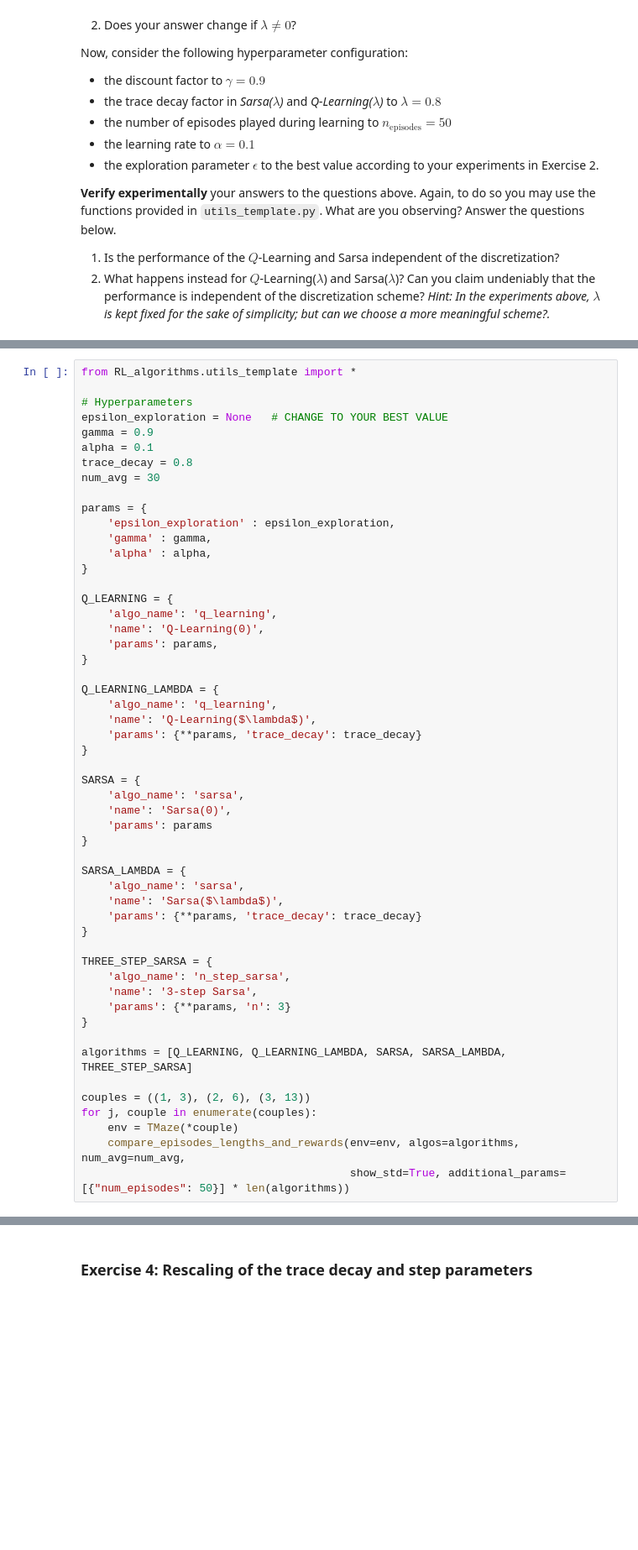
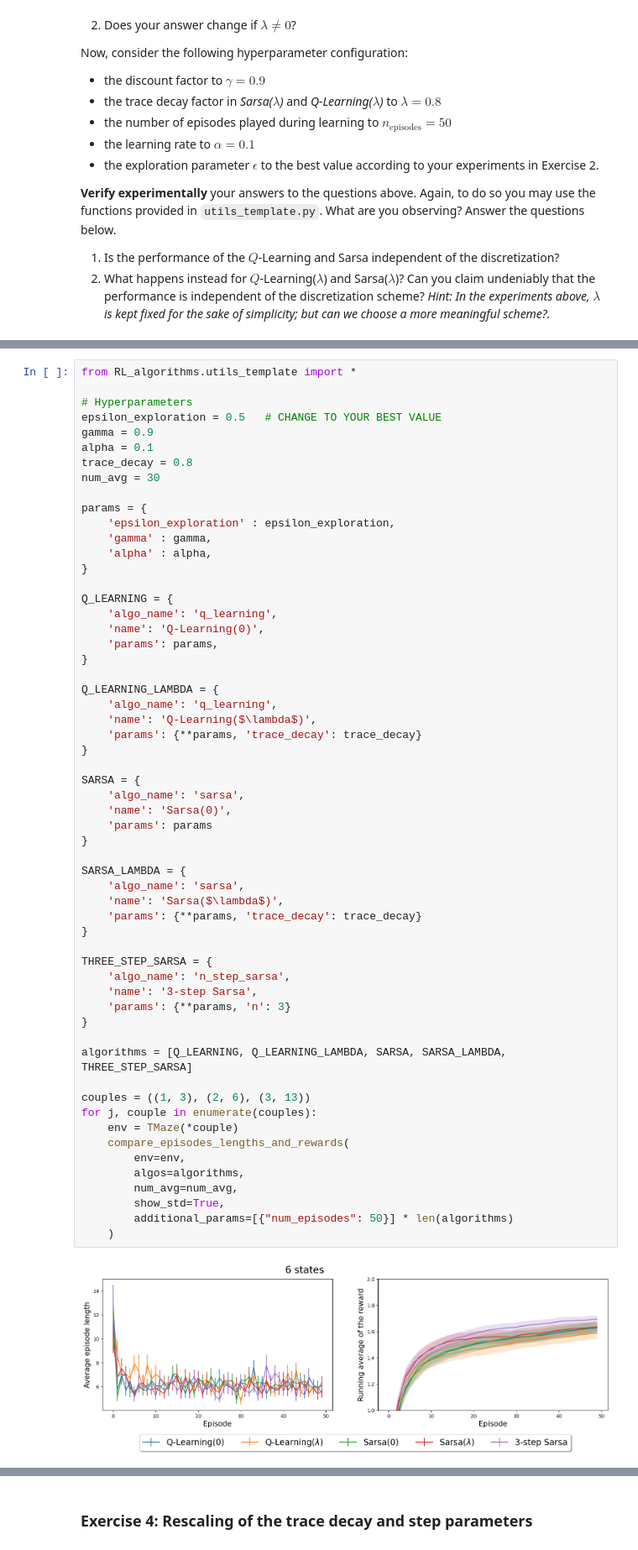
Before and after one commit to Jakhongir0103/Artificial-NN_and_RL, a Jupyter notebook: 1_environment1/environment1.ipynb, the cells around one changed output, grey strips where cells are left out. Shown at 84% size. Drawn from its saved outputs; the diff is of its cells as text; blank space fills up the shorter version.

```diff
--- a/1_environment1/environment1.ipynb
+++ b/1_environment1/environment1.ipynb
@@ -492,7 +525,7 @@ Now, consider the following hyperparameter configuration:
 from RL_algorithms.utils_template import *
 
 # Hyperparameters
-epsilon_exploration = None   # CHANGE TO YOUR BEST VALUE
+epsilon_exploration = 0.5   # CHANGE TO YOUR BEST VALUE
 gamma = 0.9
 alpha = 0.1
 trace_decay = 0.8
@@ -512,32 +545,39 @@ Q_LEARNING = {
 
 Q_LEARNING_LAMBDA = {
     'algo_name': 'q_learning',
     'name': 'Q-Learning($\lambda$)',
     'params': {**params, 'trace_decay': trace_decay}
 }
 
 SARSA = {
     'algo_name': 'sarsa',
     'name': 'Sarsa(0)',
     'params': params
 }
 
 SARSA_LAMBDA = {
     'algo_name': 'sarsa',
     'name': 'Sarsa($\lambda$)',
     'params': {**params, 'trace_decay': trace_decay}
 }
 
 THREE_STEP_SARSA = {
     'algo_name': 'n_step_sarsa',
     'name': '3-step Sarsa',
     'params': {**params, 'n': 3}
 }
 
 algorithms = [Q_LEARNING, Q_LEARNING_LAMBDA, SARSA, SARSA_LAMBDA, THREE_STEP_SARSA]
 
 couples = ((1, 3), (2, 6), (3, 13))
 for j, couple in enumerate(couples):
     env = TMaze(*couple)
-    compare_episodes_lengths_and_rewards(env=env, algos=algorithms, num_avg=num_avg,
-                                         show_std=True, additional_params=[{"num_episodes": 50}] * len(algorithms))
+    compare_episodes_lengths_and_rewards(
+        env=env,
+        algos=algorithms,
+        num_avg=num_avg,
+        show_std=True,
+        additional_params=[{"num_episodes": 50}] * len(algorithms)
+    )
+# %% [output]
+[figure, added]
```
Also changed, not shown: parts of 11 cells of this notebook, 2 other files.
